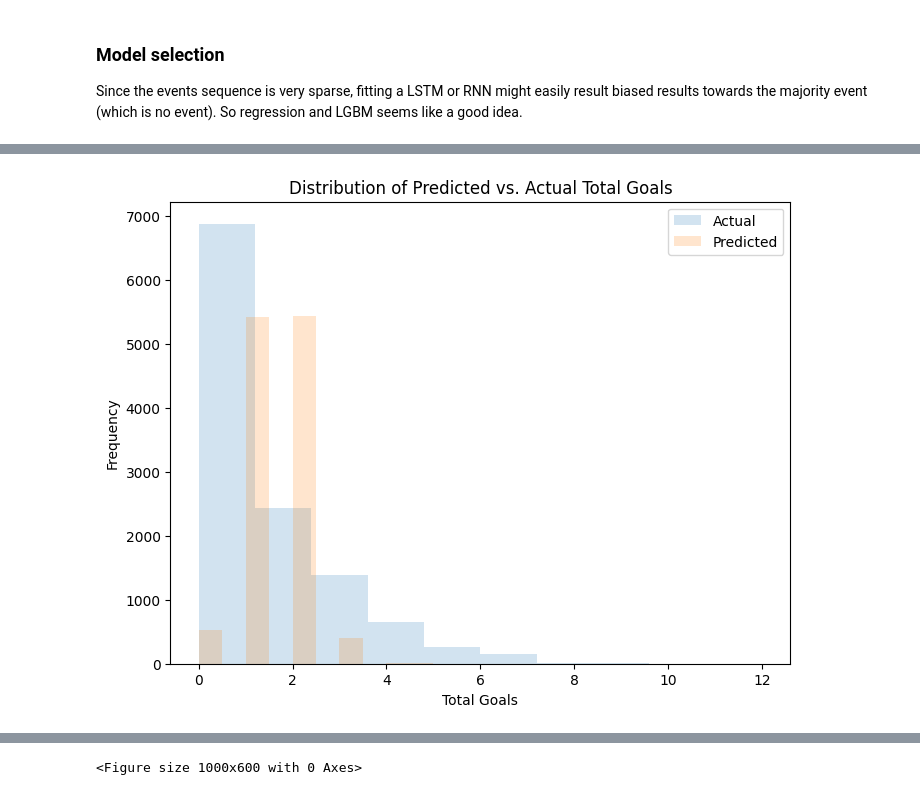
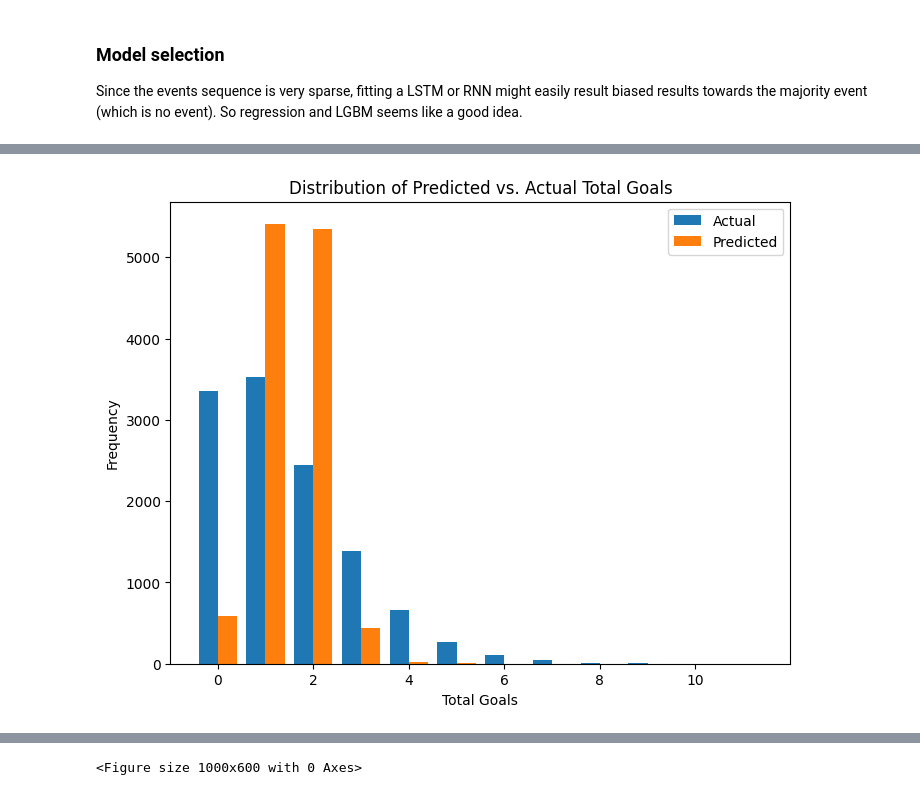
Before and after one commit to rashidis/game-goals-regression, a Jupyter notebook: notebooks/prediction.ipynb, the cells around one changed output, grey strips where cells are left out. Cells and saved outputs as stored; diff of their text form; code cells hidden in the pictures.

Commit message:
updated histogram plots and added y to the correlation plots

```diff
--- a/notebooks/prediction.ipynb
+++ b/notebooks/prediction.ipynb
@@ -64,15 +69,14 @@ Mean Squared Error: 1.6060244518037639
 # %%
 # Plot distributions of predicted vs. actual total goals
 plt.figure(figsize=(8, 6))
-plt.hist(y_test, alpha=0.2, bins = 10, label='Actual')
-plt.hist(y_pred, alpha=0.2, bins=10, label='Predicted')
+plt.hist([y_test, y_pred], bins=np.arange(0, max(max(y_test), max(y_pred)) + 1) - 0.5, label=['Actual', 'Predicted'])
 plt.title('Distribution of Predicted vs. Actual Total Goals')
 plt.xlabel('Total Goals')
 plt.ylabel('Frequency')
 plt.legend()
 plt.show()
 # %% [output]
-[figure, old version]
+[figure, new version]
 # %%
 # Plot actual vs. predicted values
 plt.figure(figsize=(8, 6))
```
Also changed, not shown: parts of 3 cells of this notebook.
